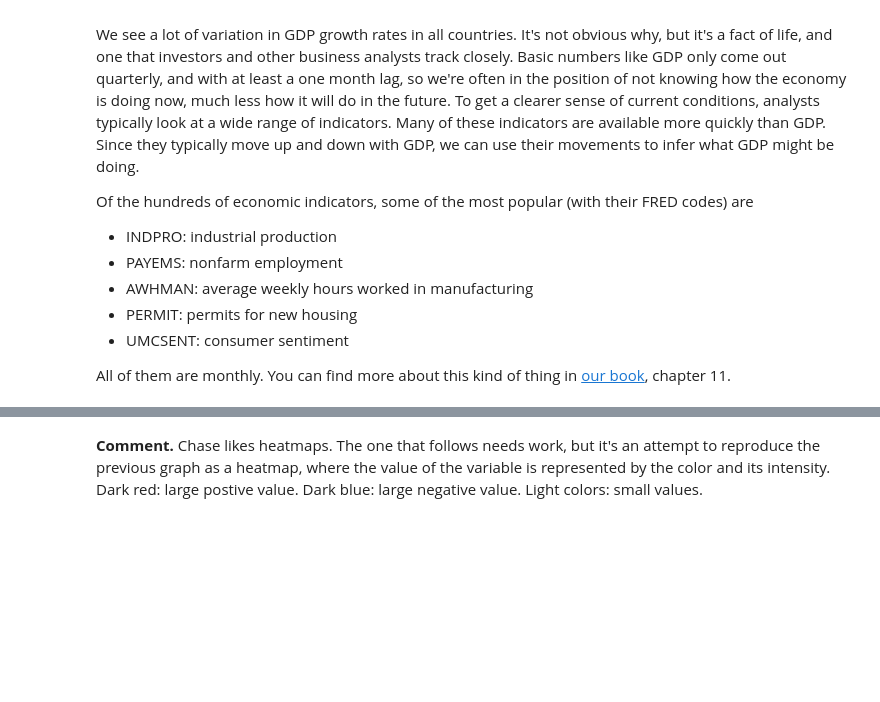
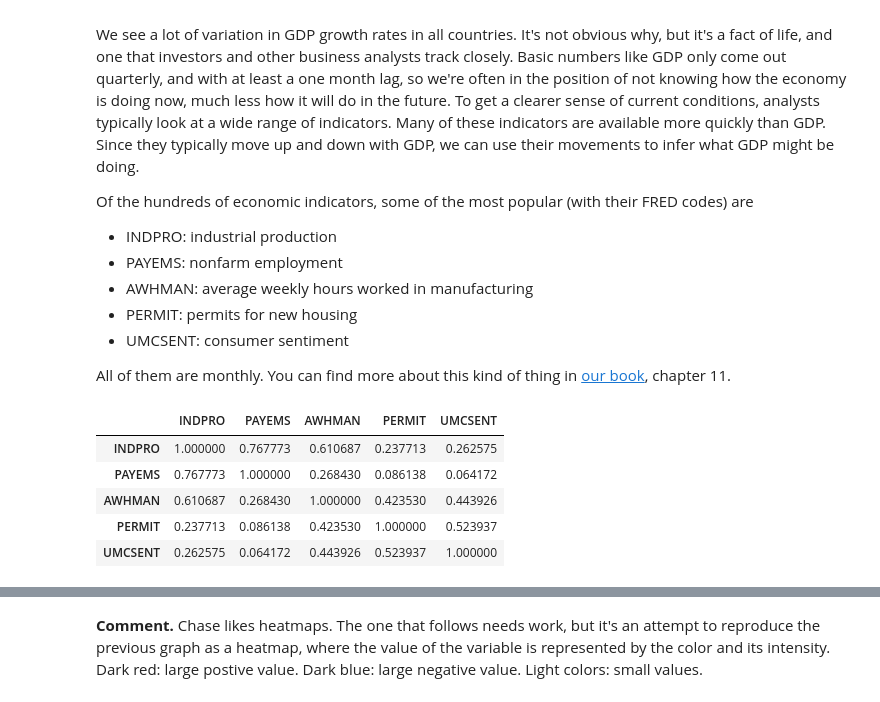
Before and after one commit to NYUDataBootcamp/Materials, a Jupyter notebook: Code/notebooks/bootcamp_examples.ipynb, the cells around one changed output, grey strips where cells are left out. Saved outputs shown, nothing was run; the diff lists cells and outputs as text; code cells hidden in the pictures; blank space fills up the shorter version.

```diff
--- a/Code/notebooks/bootcamp_examples.ipynb
+++ b/Code/notebooks/bootcamp_examples.ipynb
@@ -42,23 +47,30 @@ All of them are monthly.  You can find more about this kind of thing in [our boo
 # %%
 # get data from FRED
 import pandas as pd
-from pandas_datareader import data as web
+from pandas_datareader import data, wb
 import datetime as dt                  # handles dates
 
 # get data
 indicators = ['INDPRO', 'PAYEMS', 'AWHMAN', 'PERMIT', 'UMCSENT']
 start_date = dt.datetime(1970, 1, 1)
-inds = web.DataReader(indicators, "fred", start_date)
+inds = data.DataReader(indicators, "fred", start_date)
 end = inds.index[-1]
 
 # yoy growth rates
 g = inds.pct_change(periods=12).dropna()
 # standardize
 g_std = (g - g.mean()) / g.std()
 gs = g_std
 
 # correlations
 g_std.corr()
+# %% [output]
+|  | INDPRO | PAYEMS | AWHMAN | PERMIT | UMCSENT |
+| INDPRO | 1.000000 | 0.767773 | 0.610687 | 0.237713 | 0.262575 |
+| PAYEMS | 0.767773 | 1.000000 | 0.268430 | 0.086138 | 0.064172 |
+| AWHMAN | 0.610687 | 0.268430 | 1.000000 | 0.423530 | 0.443926 |
+| PERMIT | 0.237713 | 0.086138 | 0.423530 | 1.000000 | 0.523937 |
+| UMCSENT | 0.262575 | 0.064172 | 0.443926 | 0.523937 | 1.000000 |
 # %%
 # plot
 fig, ax = plt.subplots()
```
Also changed, not shown: parts of 37 cells of this notebook.
